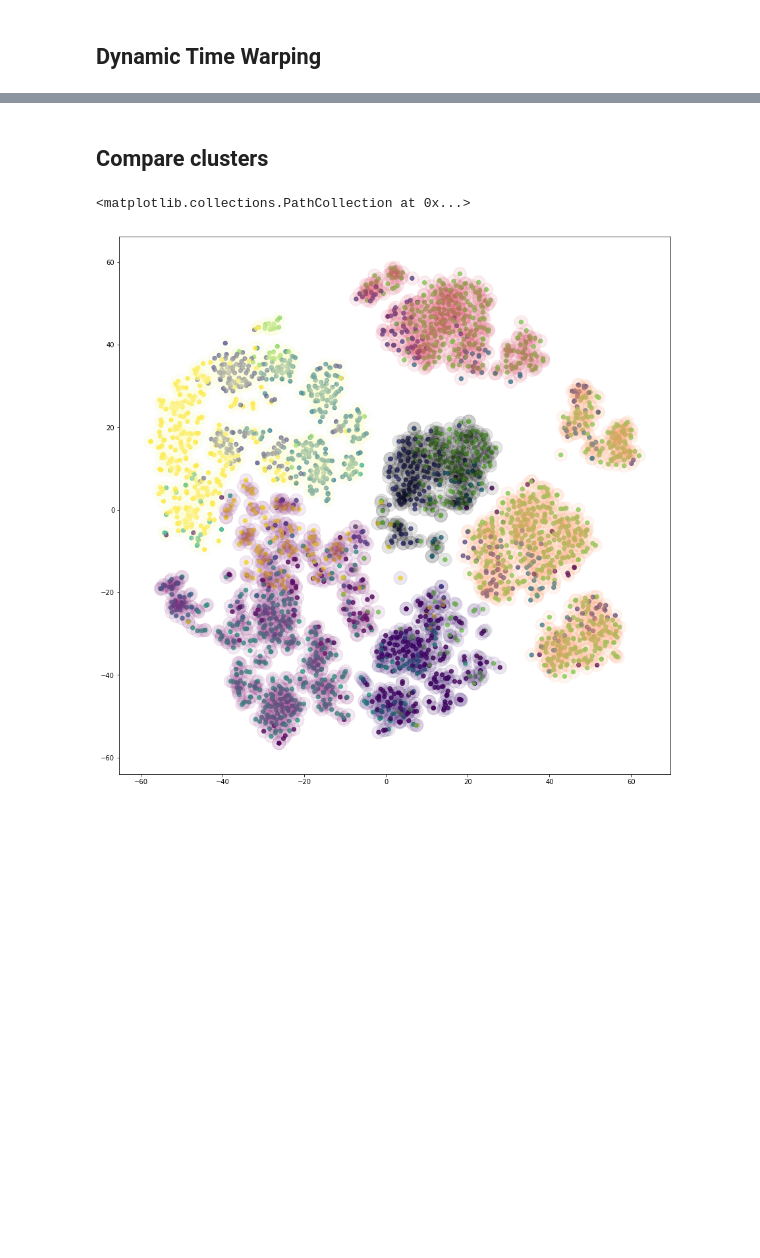
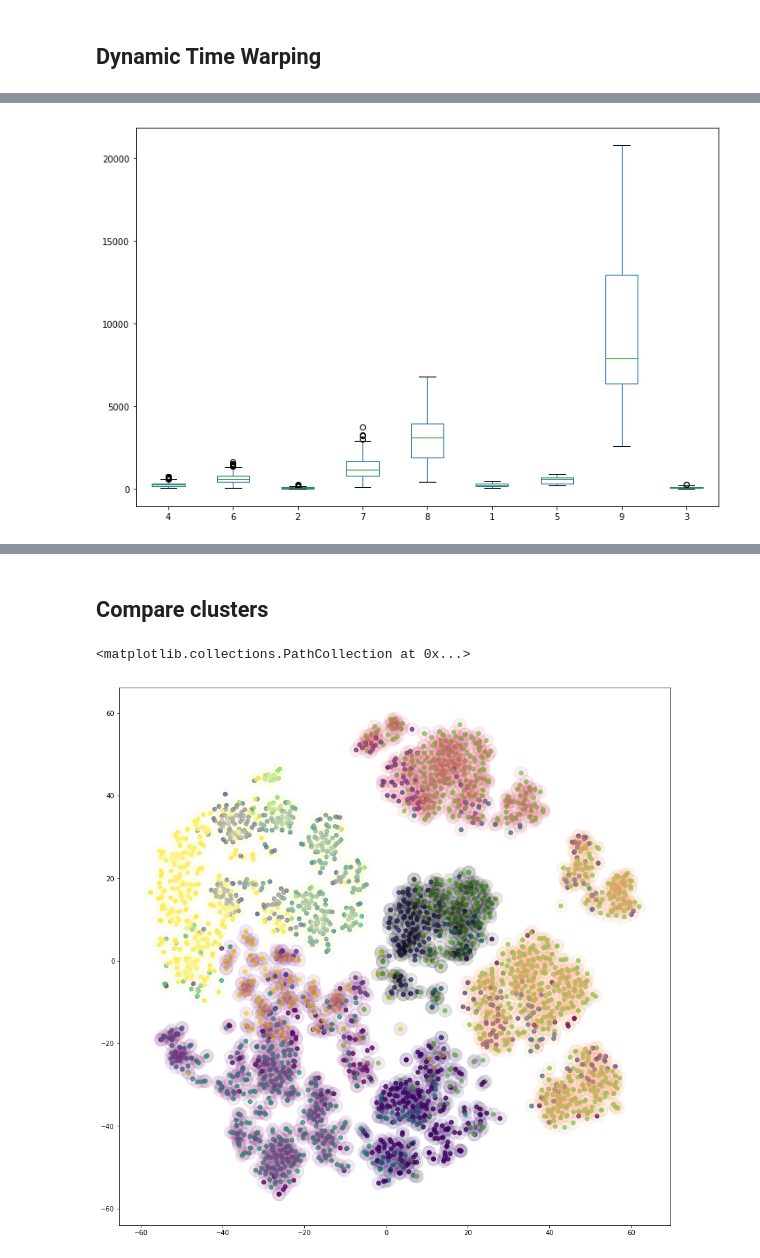
Before and after one commit to brandries/project_echo_clustering, a Jupyter notebook: clustering/Visualize_Notebook.ipynb, the cells around one changed output, grey strips where cells are left out. Cells and saved outputs as stored; diff of their text form; code cells hidden in the pictures; blank space fills up the shorter version.

```diff
--- a/clustering/Visualize_Notebook.ipynb
+++ b/clustering/Visualize_Notebook.ipynb
@@ -430,0 +532,15 @@ analyze_dtw.plot_cluster_categorical(df_dict, run_cats, True)
+# %%
+for a, i in enumerate(dtw_sales_df['cluster'].unique()):
+    if a == 0:
+        int_df = pd.DataFrame(dtw_sales_df[dtw_sales_df['cluster'] == i]['sales'])
+        int_df.columns = [i]
+    else:
+        temp = pd.DataFrame(dtw_sales_df[dtw_sales_df['cluster'] == i]['sales'])
+        temp.columns = [i]
+        int_df = int_df.join(temp, how='outer')
+# %%
+f, ax = plt.subplots(figsize=(12,8))
+int_df.plot(kind='box', ax=ax)
+f.savefig('images/dtw_cumulativesales_box.png')
+# %% [output]
+[figure, added]
```
Also changed, not shown: parts of 36 cells of this notebook.
